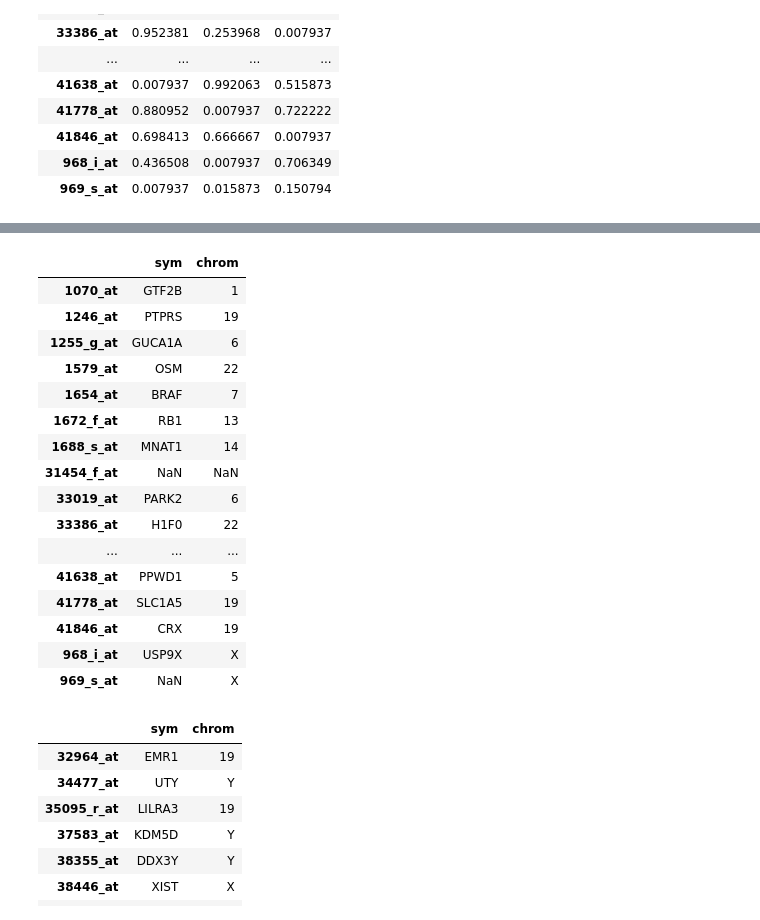
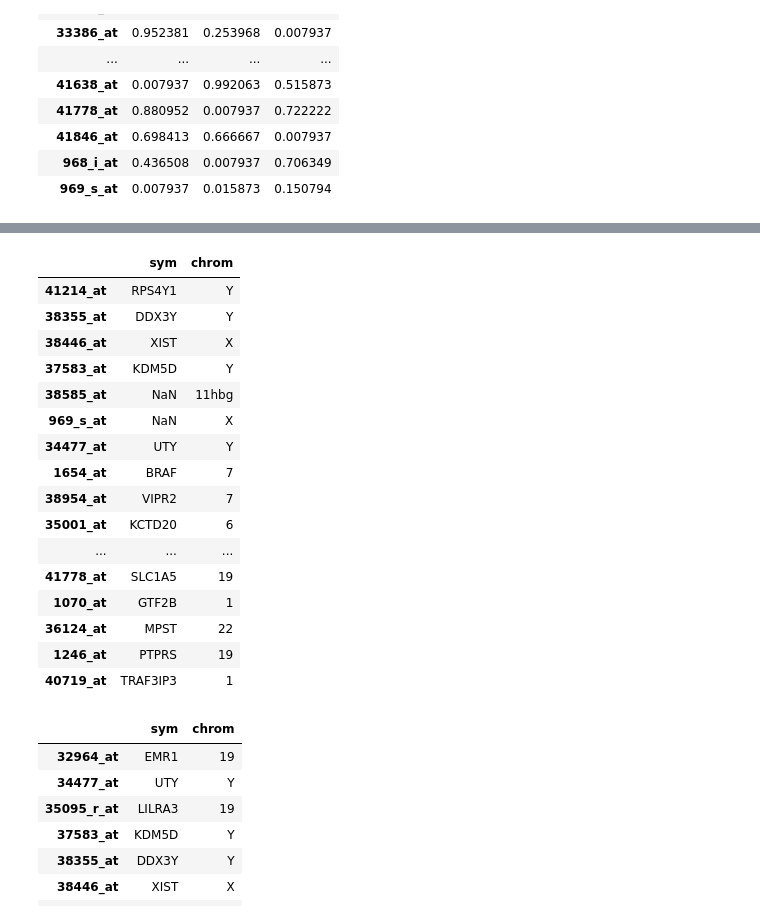
Before and after one commit to unique-subedi/604-gene-expression, a Jupyter notebook: Xinhe_gene_expression_master.ipynb, the cells around one changed output, grey strips where cells are left out. Drawn from its saved outputs; the diff is of its cells as text; code cells hidden in the pictures.

```diff
--- a/Xinhe_gene_expression_master.ipynb
+++ b/Xinhe_gene_expression_master.ipynb
@@ -65,7 +66,8 @@ samples.head()
 # %%
 # normalization
 genes_Y_crom = genes[genes.chrom == "Y"].index
-genes_bac_index = genes[genes.chrom.isnull()].index
+genes_bac_index = genes[genes.sym.isnull() & genes.chrom.isnull()].index
+print(genes_bac_index.shape)
 mean_bac_exp = expression[genes_bac_index].mean(axis=1)
 print(mean_bac_exp)
 expression_norm =  expression - mean_bac_exp.values[:, None]
@@ -172,0 +181,4 @@ p_values[p_values.min(axis=1) <= 0.008]
+# %%
+p_values.columns = ['A.C. cortex', 'cerebellum', 'D.L.P.F. cortex']
+p_values_mean = pd.concat([p_values, pd.DataFrame(p_values.mean(axis=1), columns=['mean'])], axis=1)
+p_values_mean.head()
@@ -173,23 +212,23 @@ p_values[p_values.min(axis=1) <= 0.008]
 # %%
-genes.loc[p_values[p_values.min(axis=1) <= 0.008].index].loc[:, ['sym','chrom']]
+genes.loc[p_values_mean[p_values.min(axis=1) <= 0.008].sort_values(by=['mean'], axis=0).index].loc[:, ['sym','chrom']]
 # %% [output]
 |  | sym | chrom |
+| 41214_at | RPS4Y1 | Y |
+| 38355_at | DDX3Y | Y |
+| 38446_at | XIST | X |
+| 37583_at | KDM5D | Y |
+| 38585_at | NaN | 11hbg |
+| 969_s_at | NaN | X |
+| 34477_at | UTY | Y |
+| 1654_at | BRAF | 7 |
+| 38954_at | VIPR2 | 7 |
+| 35001_at | KCTD20 | 6 |
+| ... | ... | ... |
+| 41778_at | SLC1A5 | 19 |
 | 1070_at | GTF2B | 1 |
+| 36124_at | MPST | 22 |
 | 1246_at | PTPRS | 19 |
-| 1255_g_at | GUCA1A | 6 |
-| 1579_at | OSM | 22 |
-| 1654_at | BRAF | 7 |
-| 1672_f_at | RB1 | 13 |
-| 1688_s_at | MNAT1 | 14 |
-| 31454_f_at | NaN | NaN |
-| 33019_at | PARK2 | 6 |
-| 33386_at | H1F0 | 22 |
-| ... | ... | ... |
-| 41638_at | PPWD1 | 5 |
-| 41778_at | SLC1A5 | 19 |
-| 41846_at | CRX | 19 |
-| 968_i_at | USP9X | X |
-| 969_s_at | NaN | X |
+| 40719_at | TRAF3IP3 | 1 |
 # %%
 genes.loc[p_values[p_values.mean(axis=1) <= 0.1].index].loc[:, ['sym','chrom']]
 # %% [output]
```
Also changed, not shown: parts of 6 cells of this notebook.
